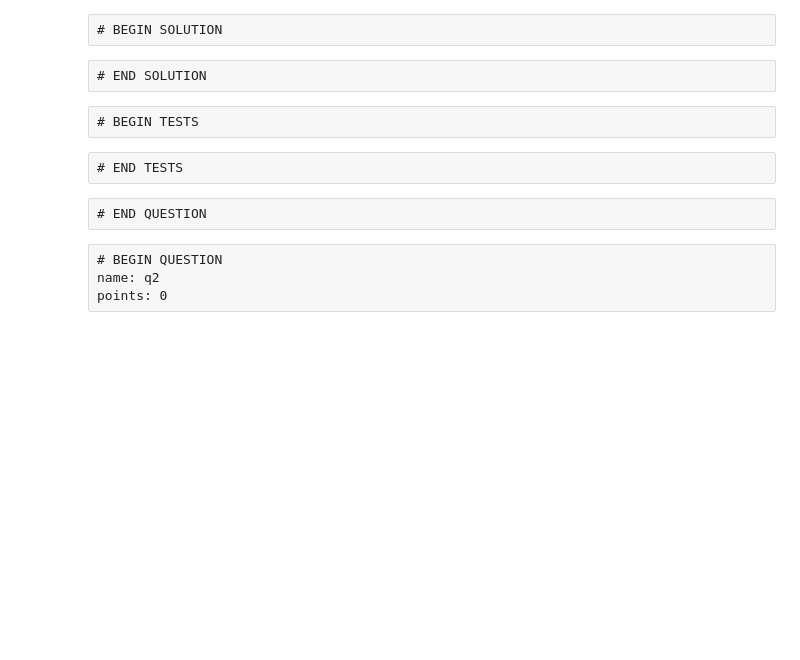
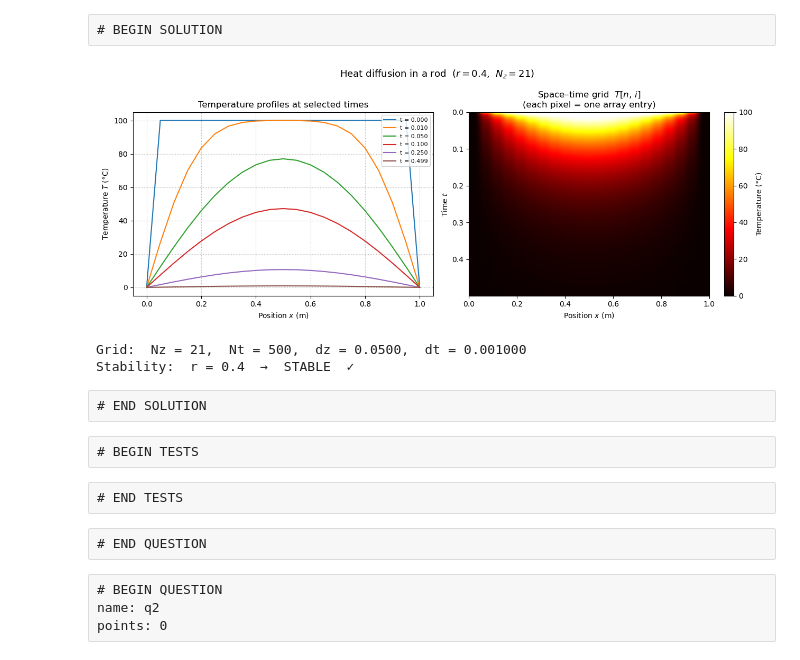
Before and after one commit to alexfrantzis77/gercode, a Jupyter notebook: Consolidation_Settlement/Consolidation_Settlement_notebook.ipynb, the cells around one changed output. Cells and saved outputs as stored; diff of their text form; code cells hidden in the pictures; blank space fills up the shorter version.

```diff
--- a/Consolidation_Settlement/Consolidation_Settlement_notebook.ipynb
+++ b/Consolidation_Settlement/Consolidation_Settlement_notebook.ipynb
@@ -257,3 +433,50 @@ points: 0
+# %%
+# ── Try changing these parameters and re-running the cell ────────────────────
+alpha = 1.0    # thermal diffusivity (normalized)
+L     = 1.0    # rod length (m)
+T0    = 100.0  # initial temperature (°C)
+t_max = 0.5    # end time of simulation
+Nz    = 21     # number of spatial nodes — try 11, 21, 41
+r     = 0.4    # stability parameter — try 0.4, then 0.48, then 0.51!
+
+# ── Run the simulation ────────────────────────────────────────────────────────
+q1_z, q1_t, q1_T = heatRod(alpha, L, T0, t_max, Nz, r)
+
+# ── Visualize ─────────────────────────────────────────────────────────────────
+fig, axes = plt.subplots(1, 2, figsize=(13, 5))
+
+# Left: temperature profiles (one curve per time snapshot)
+snapshot_times = [0.0, 0.01, 0.05, 0.1, 0.25, t_max]
+for t_snap in snapshot_times:
+    idx = np.argmin(np.abs(q1_t - t_snap))
+    axes[0].plot(q1_z, q1_T[idx, :], label=f"t = {q1_t[idx]:.3f}")
+axes[0].set_xlabel("Position $x$ (m)")
+axes[0].set_ylabel("Temperature $T$ (°C)")
+axes[0].set_title("Temperature profiles at selected times")
+axes[0].legend(fontsize=8)
+axes[0].grid(True, linestyle=":", linewidth=0.8)
+
+# Right: the full T[n, i] array as an image — rows = time, columns = space
+im = axes[1].imshow(q1_T, aspect='auto', origin='upper',
+                    extent=[0, L, q1_t[-1], 0],
+                    cmap='hot', vmin=0, vmax=T0)
+plt.colorbar(im, ax=axes[1], label="Temperature (°C)")
+axes[1].set_xlabel("Position $x$ (m)")
+axes[1].set_ylabel("Time $t$")
+axes[1].set_title("Space–time grid  $T[n,\\,i]$\n(each pixel = one array entry)")
+
+plt.suptitle(f"Heat diffusion in a rod  ($r = {r}$,  $N_z = {Nz}$)", fontsize=13)
+plt.tight_layout()
+plt.show()
+
+dz = q1_z[1] - q1_z[0]
+dt = q1_t[1] - q1_t[0] if len(q1_t) > 1 else 0.0
+print(f"Grid:  Nz = {Nz},  Nt = {len(q1_t)},  dz = {dz:.4f},  dt = {dt:.6f}")
+print(f"Stability:  r = {r}  →  {'STABLE  ✓' if r <= 0.5 else 'UNSTABLE  ✗  (values will blow up!)'}")
+# %% [output]
+[figure, added]
+Grid:  Nz = 21,  Nt = 500,  dz = 0.0500,  dt = 0.001000
+Stability:  r = 0.4  →  STABLE  ✓
 # %% [raw]
 # END SOLUTION
 # %% [raw]
```
Also changed, not shown: parts of 11 cells of this notebook, 1 other file.
